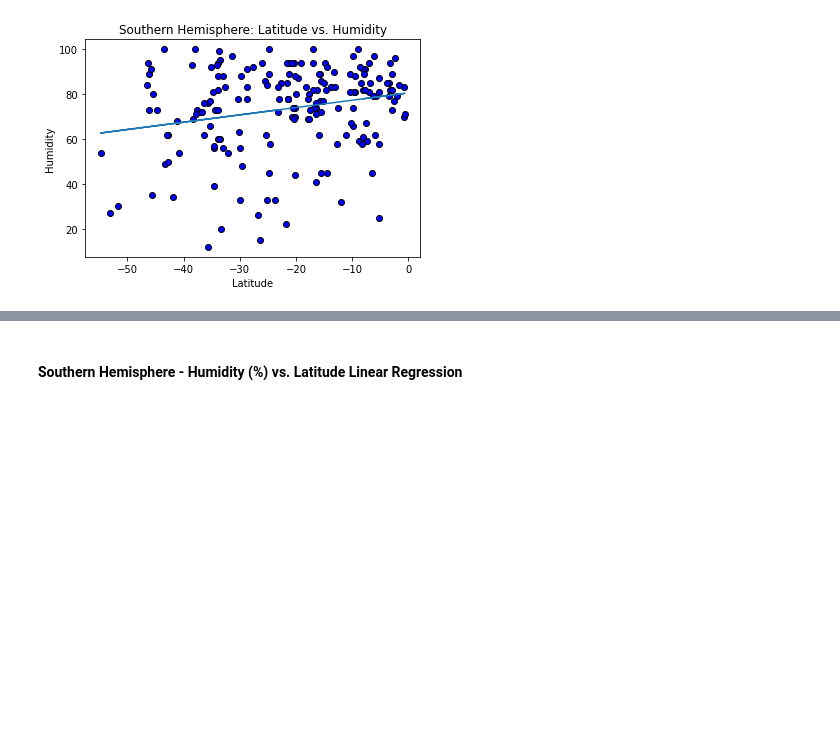
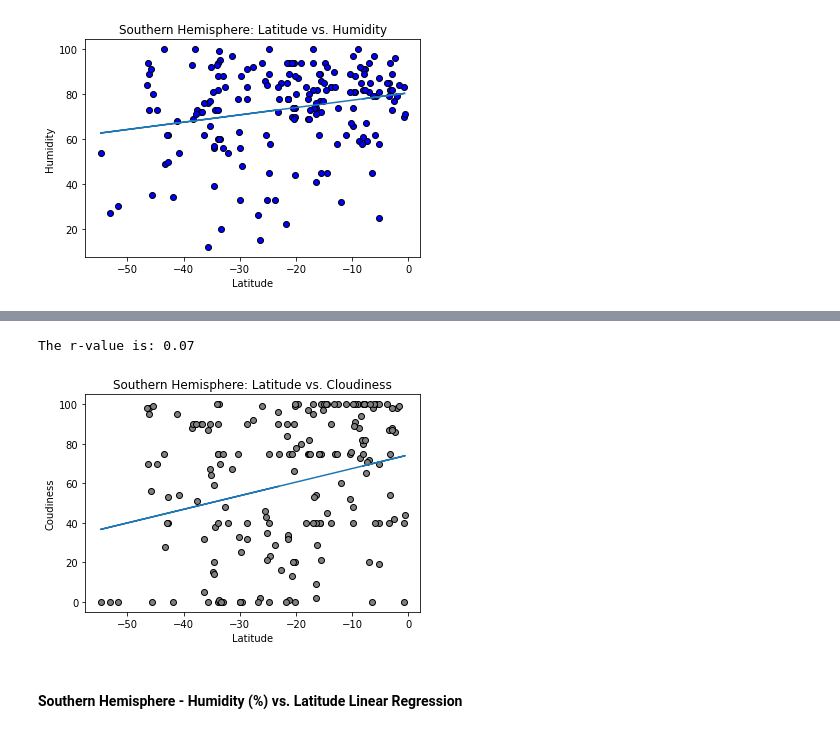
Before and after one commit to JGarvert/python-api-challenge, a Jupyter notebook: WeatherPy/WeatherPy.ipynb, the cells around one changed output, grey strips where cells are left out. Drawn from its saved outputs; the diff is of its cells as text; code cells hidden in the pictures; blank space fills up the shorter version.

```diff
--- a/WeatherPy/WeatherPy.ipynb
+++ b/WeatherPy/WeatherPy.ipynb
@@ -416,3 +429,20 @@ The r-value is: 0.05
+# %%
+south_cloud_df = city_df.loc[city_df['Lat']<0]
+plt.scatter(south_cloud_df['Lat'],south_cloud_df['Cloudiness'], c = 'grey', edgecolor = 'k')
+plt.xlabel('Latitude')
+plt.ylabel('Coudiness')
+plt.title(f'Southern Hemisphere: Latitude vs. Cloudiness')
+
+# Regression Analysis
+(slope, intercept, rvalue, pvalue, stderr) = linregress(south_cloud_df['Lat'],south_cloud_df['Cloudiness'])
+regress_values = south_cloud_df['Lat'] * slope + intercept
+line_eq = "y = " + str(round(slope,2)) + "x + " + str(round(intercept,2))
+plt.plot(south_cloud_df['Lat'],regress_values)
+plt.annotate(line_eq,(50,10),fontsize=12,color="black")
+print(f"The r-value is: {round(rvalue**2,2)}")
+# %% [output]
+The r-value is: 0.07
+[figure, added]
 # %% [markdown]
 ####  Southern Hemisphere - Humidity (%) vs. Latitude Linear Regression
 # %%
```
Also changed, not shown: parts of 6 cells of this notebook.
